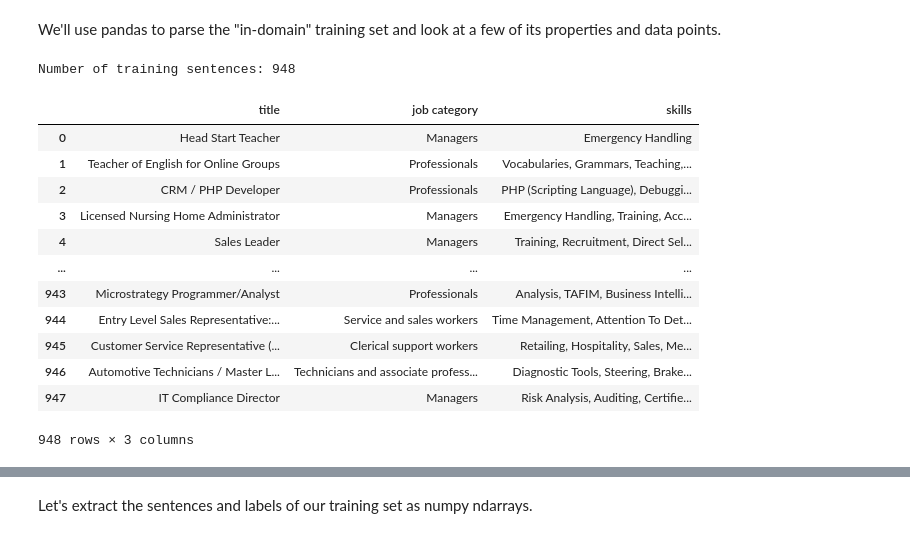
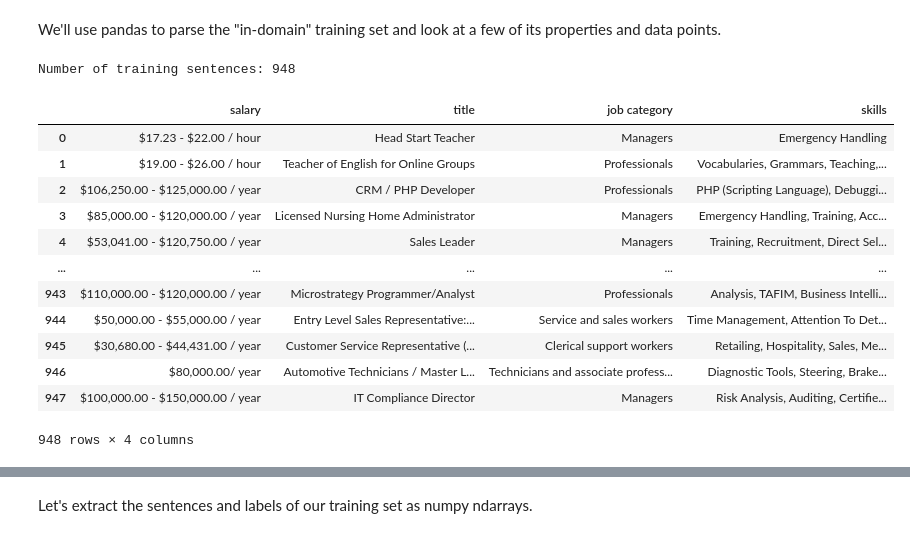
Before and after one commit to JYP97/DS2_Proj_Jobs_skills_analysis, a Jupyter notebook: DS2_BERT_Fine_Tuning_Sentence_Classification_v4.ipynb, the cells around one changed output, grey strips where cells are left out. Cells and saved outputs as stored; diff of their text form; code cells hidden in the pictures.

Commit message:
Dataset Expanded

```diff
--- a/DS2_BERT_Fine_Tuning_Sentence_Classification_v4.ipynb
+++ b/DS2_BERT_Fine_Tuning_Sentence_Classification_v4.ipynb
@@ -157,27 +154,27 @@ We'll use pandas to parse the "in-domain" training set and look at a few of its
 # %%
 import pandas as pd
 
 # Load the dataset into a pandas dataframe.
 # df = pd.read_csv("./cola_public/raw/in_domain_train.tsv", delimiter='\t', header=None, names=['sentence_source', 'label', 'label_notes', 'sentence'])
-df = pd.read_csv("/content/drive/MyDrive/DS2/valid_salary_dataset.csv")
-df = df.drop(columns = ["Unnamed: 0", "salary",	"education", "description", "experience", "employment_type"])
+df_valid_salary = pd.read_csv("/content/drive/MyDrive/DS2/valid_salary_dataset.csv")
+df_valid_salary = df_valid_salary.drop(columns = ["Unnamed: 0",	"education", "description", "experience", "employment_type"])
 # Report the number of sentences.
-print('Number of training sentences: {:,}\n'.format(df.shape[0]))
+print('Number of training sentences: {:,}\n'.format(df_valid_salary.shape[0]))
 
 # Display 10 random rows from the data.
-display(df)
+display(df_valid_salary)
 # %% [output]
 Number of training sentences: 948
-|  | title | job category | skills |
-| 0 | Head Start Teacher | Managers | Emergency Handling |
-| 1 | Teacher of English for Online Groups | Professionals | Vocabularies, Grammars, Teaching,... |
-| 2 | CRM / PHP Developer | Professionals | PHP (Scripting Language), Debuggi... |
-| 3 | Licensed Nursing Home Administrator | Managers | Emergency Handling, Training, Acc... |
-| 4 | Sales Leader | Managers | Training, Recruitment, Direct Sel... |
-| ... | ... | ... | ... |
-| 943 | Microstrategy Programmer/Analyst | Professionals | Analysis, TAFIM, Business Intelli... |
-| 944 | Entry Level Sales Representative:... | Service and sales workers | Time Management, Attention To Det... |
-| 945 | Customer Service Representative (... | Clerical support workers | Retailing, Hospitality, Sales, Me... |
-| 946 | Automotive Technicians / Master L... | Technicians and associate profess... | Diagnostic Tools, Steering, Brake... |
-| 947 | IT Compliance Director | Managers | Risk Analysis, Auditing, Certifie... |
+|  | salary | title | job category | skills |
+| 0 | $17.23 - $22.00 / hour | Head Start Teacher | Managers | Emergency Handling |
+| 1 | $19.00 - $26.00 / hour | Teacher of English for Online Groups | Professionals | Vocabularies, Grammars, Teaching,... |
+| 2 | $106,250.00 - $125,000.00 / year | CRM / PHP Developer | Professionals | PHP (Scripting Language), Debuggi... |
+| 3 | $85,000.00 - $120,000.00 / year | Licensed Nursing Home Administrator | Managers | Emergency Handling, Training, Acc... |
+| 4 | $53,041.00 - $120,750.00 / year | Sales Leader | Managers | Training, Recruitment, Direct Sel... |
+| ... | ... | ... | ... | ... |
+| 943 | $110,000.00 - $120,000.00 / year | Microstrategy Programmer/Analyst | Professionals | Analysis, TAFIM, Business Intelli... |
+| 944 | $50,000.00 - $55,000.00 / year | Entry Level Sales Representative:... | Service and sales workers | Time Management, Attention To Det... |
+| 945 | $30,680.00 - $44,431.00 / year | Customer Service Representative (... | Clerical support workers | Retailing, Hospitality, Sales, Me... |
+| 946 | $80,000.00/ year | Automotive Technicians / Master L... | Technicians and associate profess... | Diagnostic Tools, Steering, Brake... |
+| 947 | $100,000.00 - $150,000.00 / year | IT Compliance Director | Managers | Risk Analysis, Auditing, Certifie... |
-948 rows × 3 columns
+948 rows × 4 columns
```
Also changed, not shown: parts of 21 cells of this notebook.
